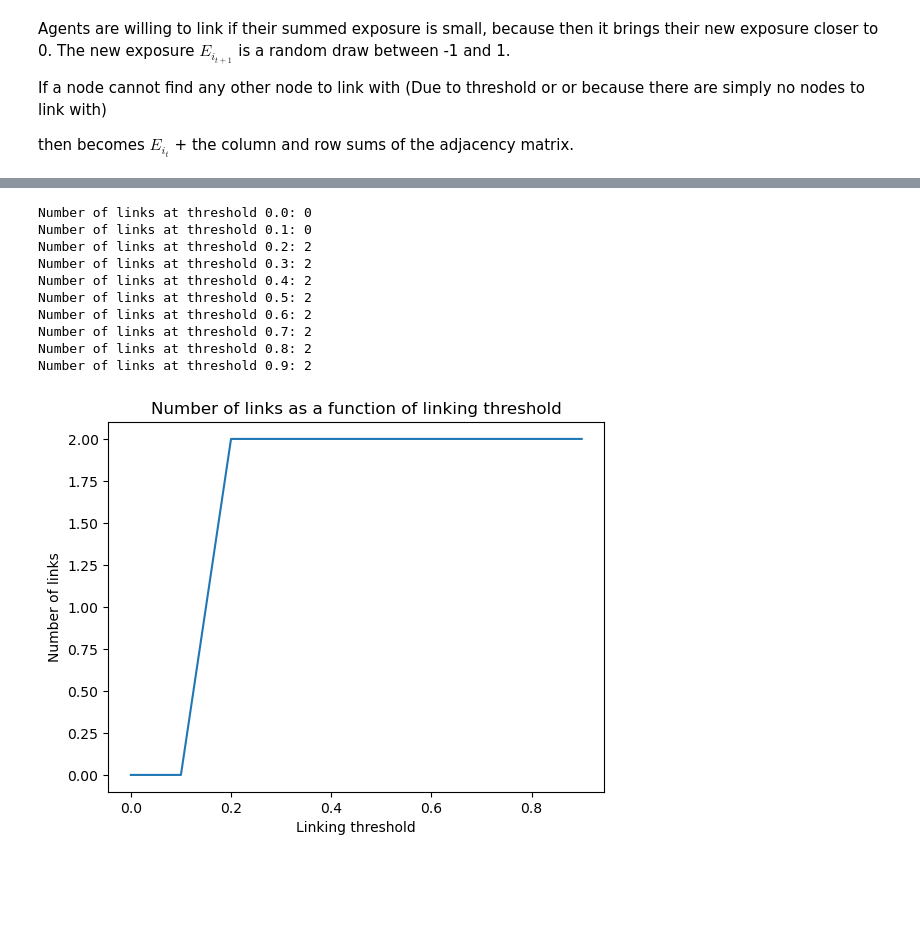
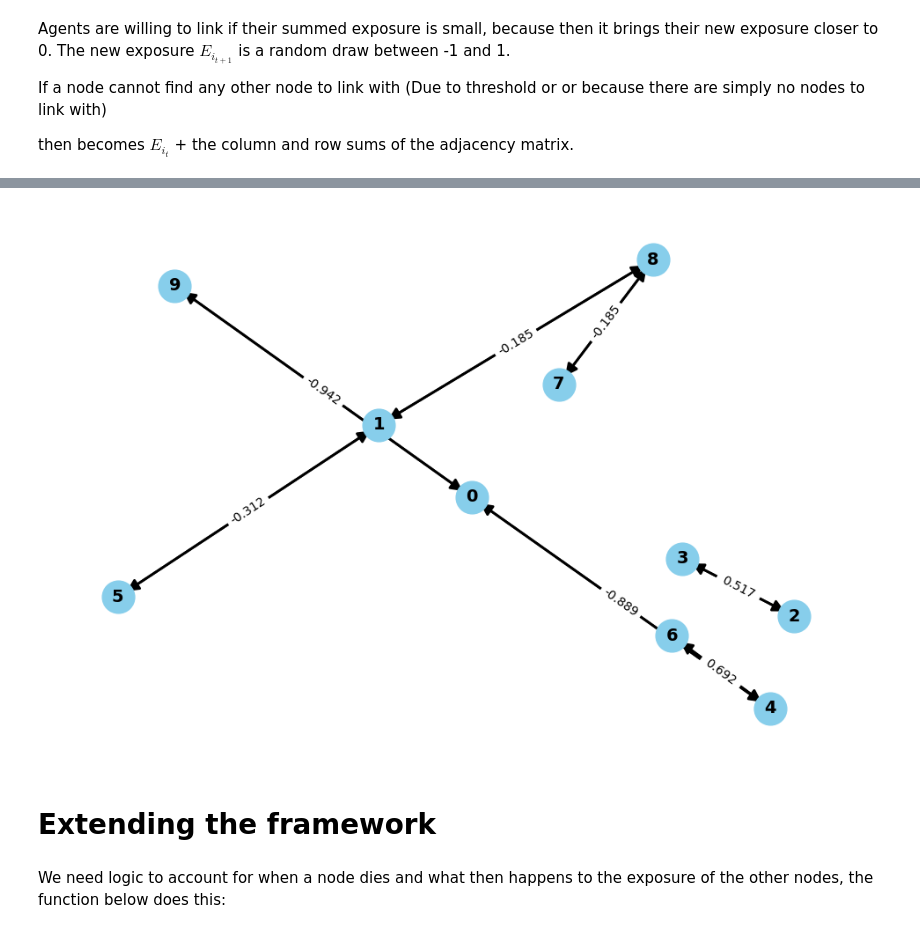
Before and after one commit to NitaiNijholt/FinancialNetwork, a Jupyter notebook: initial_explorations.ipynb, the cells around one changed output, grey strips where cells are left out. Saved outputs shown, nothing was run; the diff lists cells and outputs as text; code cells hidden in the pictures; blank space fills up the shorter version.

Commit message:
extending the framework, however there are still issues in the functions

```diff
--- a/initial_explorations.ipynb
+++ b/initial_explorations.ipynb
@@ -364,28 +346,0 @@ Number of links at threshold 0.9: 6
-# %%
-# Testing with optimizes
-Graph = create_directional_graph(N_Nodes = 10)
-Links_test = []
-Link_test_thresholds = []
-
-for i in range(10):
-    Graph_updates = form_links_and_update_exposures_optimized(G=Graph, exposures=initial_exposures, linking_threshold=i/10)[0]
-    print(f'Number of links at threshold {i/10}: {len(Graph_updates.edges)}')
-    Links_test.append(len(Graph_updates.edges))
-    Link_test_thresholds.append(i/10)
-plt.ylabel('Number of links')
-plt.xlabel('Linking threshold')
-plt.title('Number of links as a function of linking threshold')
-plt.plot(Link_test_thresholds, Links_test)
-plt.show()
-# %% [output]
-Number of links at threshold 0.0: 0
-Number of links at threshold 0.1: 0
-Number of links at threshold 0.2: 2
-Number of links at threshold 0.3: 2
-Number of links at threshold 0.4: 2
-Number of links at threshold 0.5: 2
-Number of links at threshold 0.6: 2
-Number of links at threshold 0.7: 2
-Number of links at threshold 0.8: 2
-Number of links at threshold 0.9: 2
-[figure, removed]
@@ -409,0 +347,10 @@ def check_threshold_and_propagate(G, exposures):
+# %%
+# Amount of links looks to be the same as expected, considering that the links go times 2 because the directional nature of the graph
+
+draw_graph_with_edge_weights(Graph_updates)
+# %% [output]
+[figure, added]
+# %% [markdown]
+# Extending the framework
+# %% [markdown]
+We need logic to account for when a node dies and what then happens to the exposure of the other nodes, the function below does this:
```
Also changed, not shown: parts of 26 cells of this notebook.
